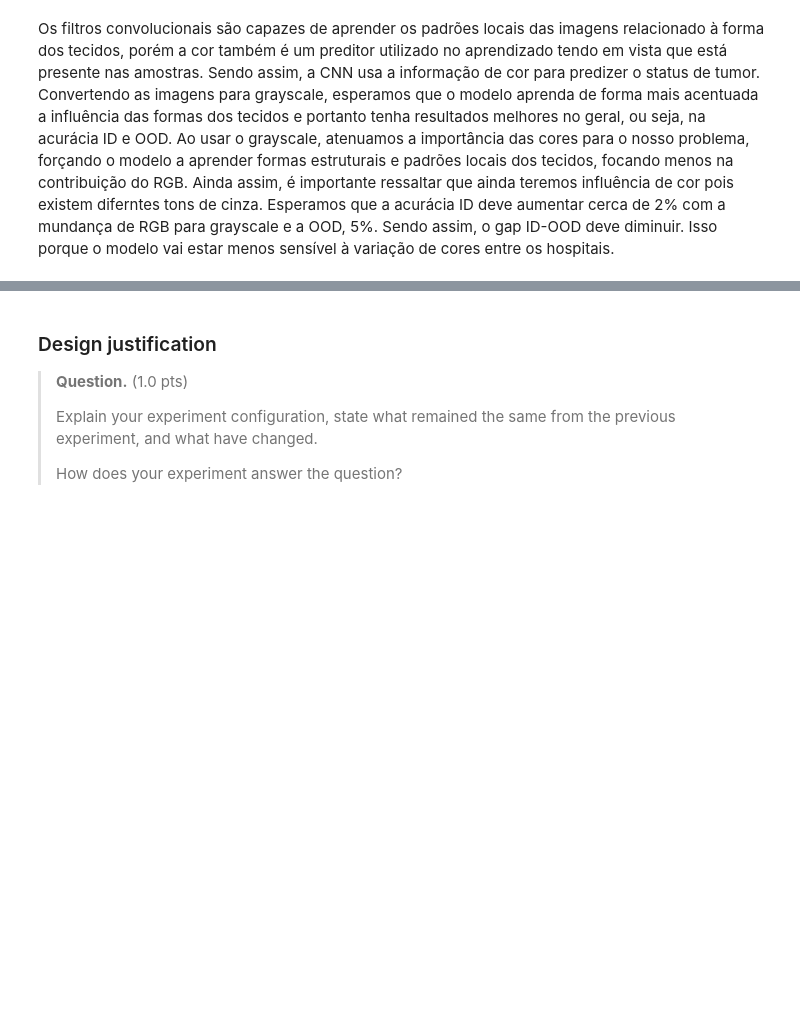
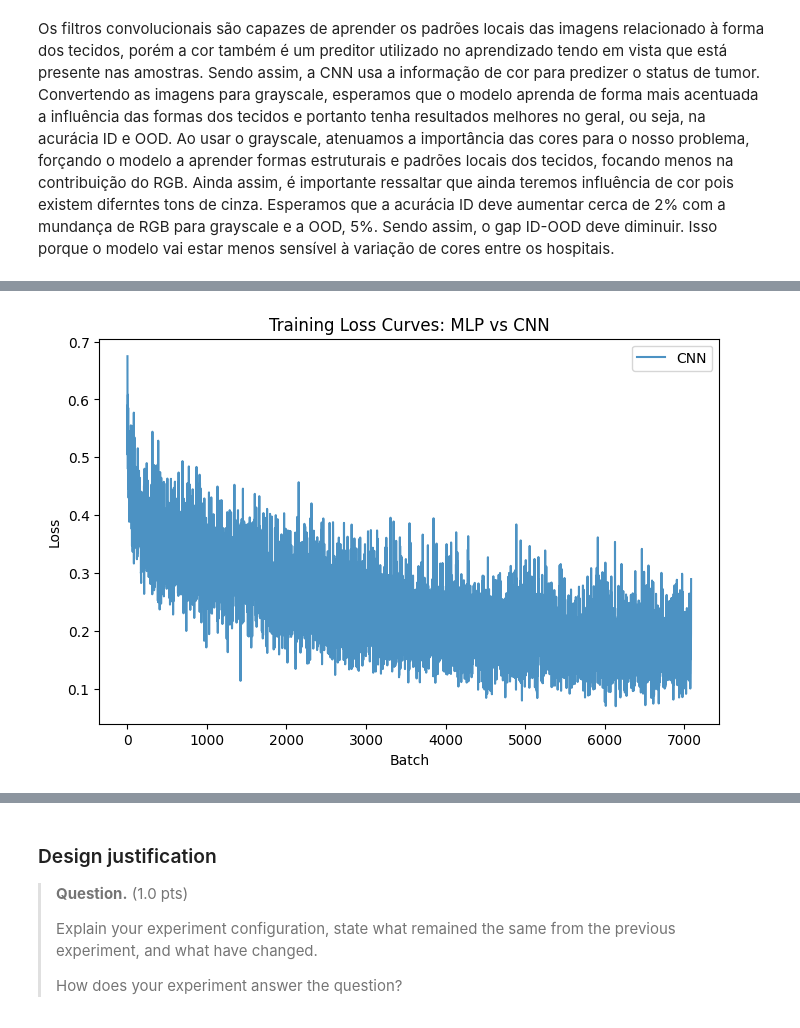
Before and after one commit to mariagabi-lustosa/Tarefa3_MC886, a Jupyter notebook: mc886_1s2026_assignment_3.ipynb, the cells around one changed output, grey strips where cells are left out. Cells and saved outputs as stored; diff of their text form; code cells hidden in the pictures; blank space fills up the shorter version.

```diff
--- a/mc886_1s2026_assignment_3.ipynb
+++ b/mc886_1s2026_assignment_3.ipynb
@@ -950,5 +951,22 @@ train_data = dataset.get_subset("train", transform=transform)
 val_data = dataset.get_subset("val", transform=transform)
 test_data = dataset.get_subset("test", transform=transform)
 # %%
-# Your code here
-# Train, evaluate and analyze.
+# Maintain the same configurations you set on the previous cells (e.g. input size, normalization, etc.) to
+# isolate the effect of changing the data assumptions.
+
+cnn = SmallCNN(1, channels=[32, 64, 128], dropout=dropout).to(DEVICE)  # Change the input channels to 1 for grayscale images.
+
+train_loader = get_train_loader("standard", train_data, batch_size=128, num_workers=4)
+val_loader = DataLoader(val_data, batch_size=128, shuffle=False, num_workers=4)
+
+learning_rate = 1e-3
+n_epochs = 3
+dropout = 0.2
+
+cnn = SmallCNN(dropout=dropout).to(DEVICE)
+
+cnn_optimizer = optim.Adam(cnn.parameters(), lr=learning_rate)
+cnn_criterion = nn.BCEWithLogitsLoss()
+
+# CNN training might be slower than MLP training, so you can reduce the number of epochs for the CNN if needed.
+train_cnn_history = train_model(cnn, train_loader, cnn_criterion, cnn_optimizer, n_epochs=n_epochs)
@@ -954,0 +977,10 @@ test_data = dataset.get_subset("test", transform=transform)
+# %%
+fig, ax = plt.subplots(figsize=(8, 5))
+ax.plot(train_cnn_history["loss"], label="CNN", alpha=0.8)
+ax.set_xlabel("Batch")
+ax.set_ylabel("Loss")
+ax.set_title("Training Loss Curves: MLP vs CNN")
+ax.legend()
+plt.show()
+# %% [output]
+[figure, added]
```
Also changed, not shown: parts of 19 cells of this notebook.
